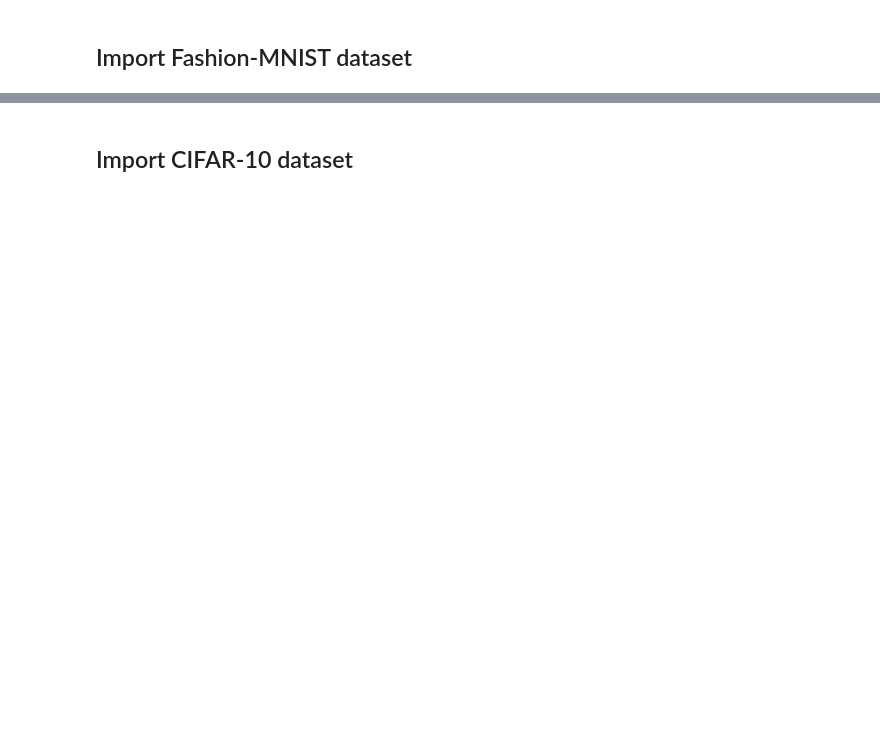
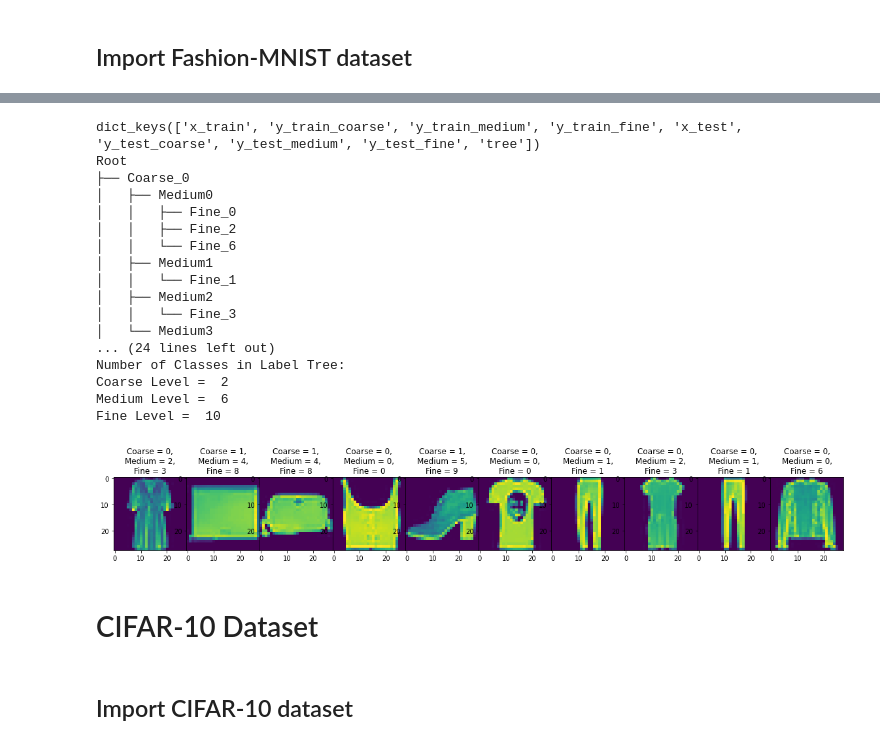
Before and after one commit to tasrif-khondaker/H-CapsNet, a Jupyter notebook: H-CapsNet.ipynb, the cells around one changed output, grey strips where cells are left out. Cells and saved outputs as stored; diff of their text form; code cells hidden in the pictures; blank space fills up the shorter version.

```diff
--- a/H-CapsNet.ipynb
+++ b/H-CapsNet.ipynb
@@ -247,2 +306,56 @@ Root
+# %%
+## Import dataset
+dataset = datasets.F_MNIST()
+print(dataset.keys())
+dataset['tree'].show()
+
+input_shape = dataset['x_train'].shape[1:]
+print('INPUT SHAPE:',input_shape,'\n')
+
+print("TRAIN: \r\n")
+print(dataset['x_train'].shape)
+print(dataset['y_train_fine'].shape)
+print(dataset['y_train_medium'].shape)
+print(dataset['y_train_coarse'].shape)
+
+print("\nTEST: \r\n")
+print(dataset['x_test'].shape)
+print(dataset['y_test_fine'].shape)
+print(dataset['y_train_medium'].shape)
+print(dataset['y_train_coarse'].shape)
+
+fine_class = len(np.unique(np.argmax(dataset['y_test_fine'], axis=1)))
+medium_class = len(np.unique(np.argmax(dataset['y_train_medium'], axis=1)))
+coarse_class = len(np.unique(np.argmax(dataset['y_train_coarse'], axis=1)))
+print('Number of Classes in Label Tree:',
+      '\nCoarse Level = ',coarse_class,
+      '\nMedium Level = ',medium_class,
+      '\nFine Level = ',fine_class)
+
+datasets.plot_sample_image(dataset['x_train'],
+                           {'coarse':dataset['y_train_coarse'],
+                            'medium':dataset['y_train_medium'],
+                            'fine':dataset['y_train_fine']})
+# %% [output]
+dict_keys(['x_train', 'y_train_coarse', 'y_train_medium', 'y_train_fine', 'x_test', 'y_test_coarse', 'y_test_medium', 'y_test_fine', 'tree'])
+Root
+├── Coarse_0
+│   ├── Medium0
+│   │   ├── Fine_0
+│   │   ├── Fine_2
+│   │   └── Fine_6
+│   ├── Medium1
+│   │   └── Fine_1
+│   ├── Medium2
+│   │   └── Fine_3
+│   └── Medium3
+... (24 lines left out)
+Number of Classes in Label Tree:
+Coarse Level =  2
+Medium Level =  6
+Fine Level =  10
+[figure, added]
+# %% [markdown]
+# CIFAR-10 Dataset
 # %% [markdown]
 ## Import CIFAR-10 dataset
```
Also changed, not shown: parts of 32 cells of this notebook, 6 other files.
